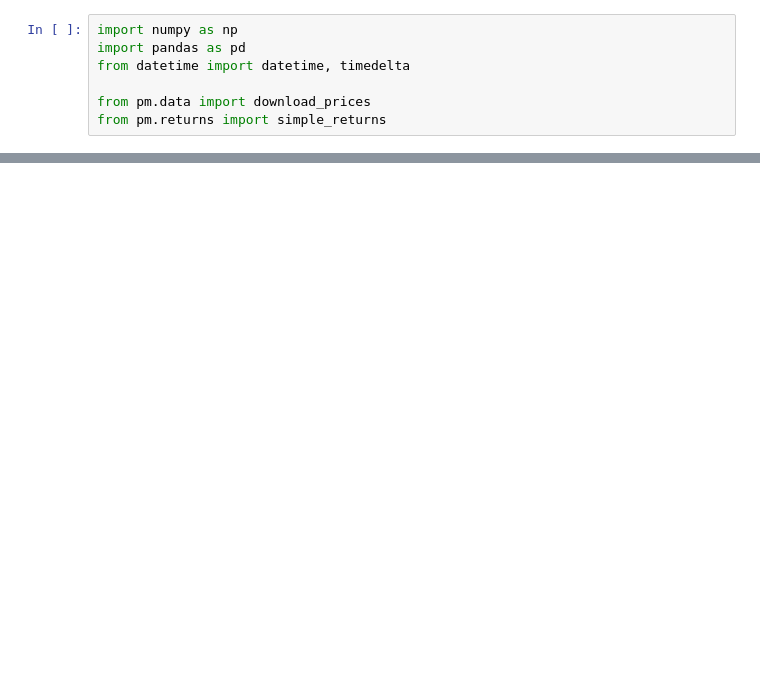
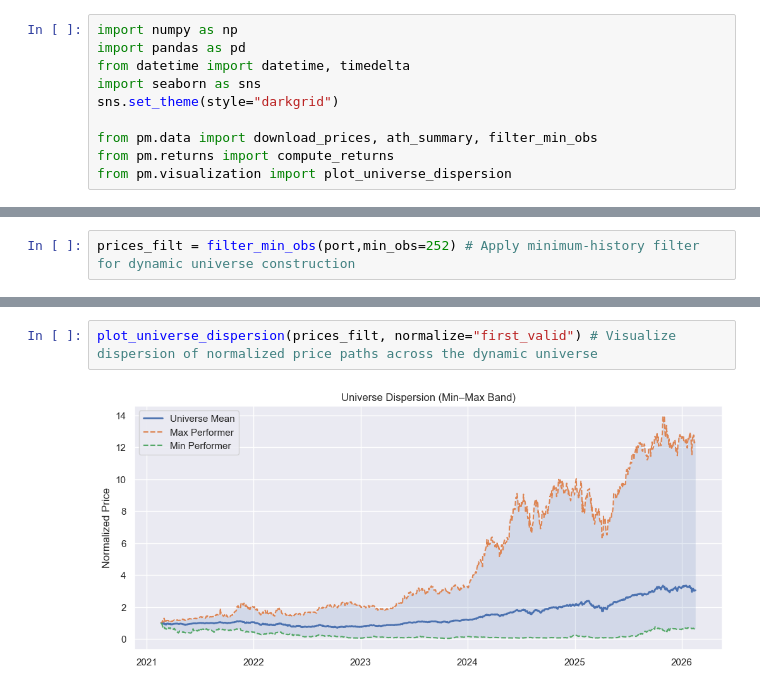
Before and after one commit to lalocahuantzi/Portfolio-Management-Lab, a Jupyter notebook: notebooks/01_data_and_returns.ipynb, the cells around one changed output, grey strips where cells are left out. Cells and saved outputs as stored; diff of their text form; blank space fills up the shorter version.

```diff
--- a/notebooks/01_data_and_returns.ipynb
+++ b/notebooks/01_data_and_returns.ipynb
@@ -2,6 +2,9 @@
 import numpy as np
 import pandas as pd
 from datetime import datetime, timedelta
+import seaborn as sns
+sns.set_theme(style="darkgrid")
 
-from pm.data import download_prices
-from pm.returns import simple_returns
+from pm.data import download_prices, ath_summary, filter_min_obs
+from pm.returns import compute_returns
+from pm.visualization import plot_universe_dispersion
@@ -37,0 +50,2 @@ port
+# %%
+prices_filt = filter_min_obs(port,min_obs=252) # Apply minimum-history filter for dynamic universe construction
@@ -37,0 +71,4 @@ port
+# %%
+plot_universe_dispersion(prices_filt, normalize="first_valid") # Visualize dispersion of normalized price paths across the dynamic universe
+# %% [output]
+[figure, added]
```
Also changed, not shown: parts of 23 cells of this notebook.
